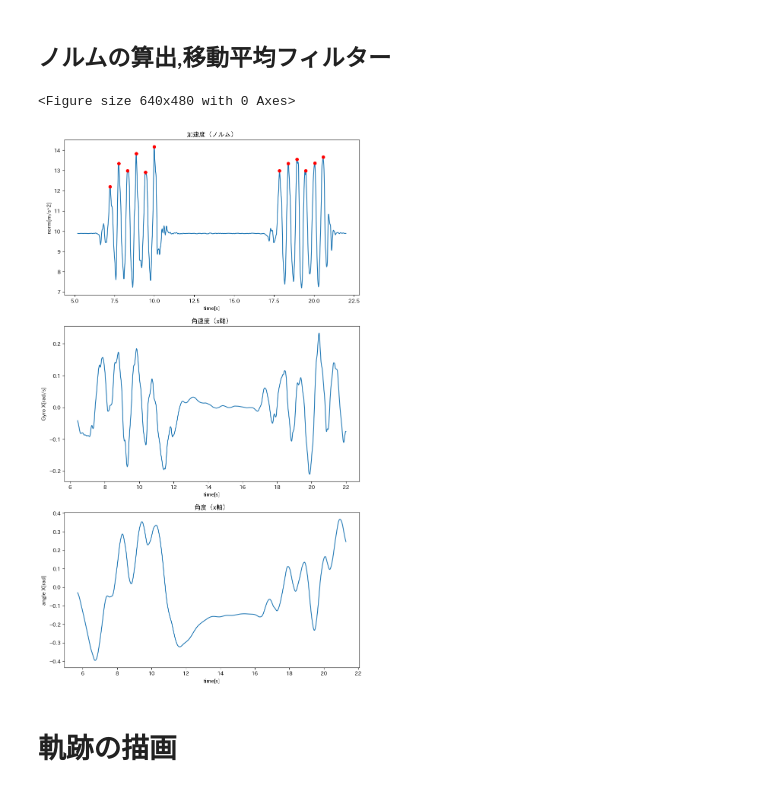
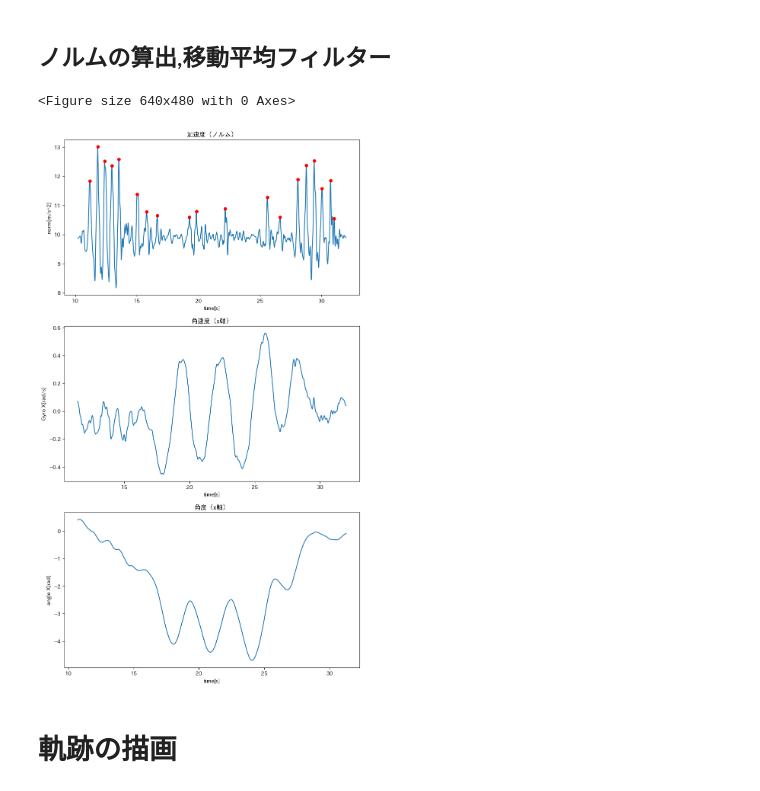
Before and after one commit to kajiLabTeam/pedestrian-behavior-comparison-system, a Jupyter notebook: src/speed/slowly.ipynb, the cells around one changed output. Drawn from its saved outputs; the diff is of its cells as text; code cells hidden in the pictures.

```diff
--- a/src/speed/slowly.ipynb
+++ b/src/speed/slowly.ipynb
@@ -61,9 +60,9 @@ KeyError: 't'
 # %% [markdown]
 ## 余分な時間のデータを消す
 # %%
-# # 5s ~ 90sのデータを抽出
-df_acc = df_acc[(df_acc['t'] >= 5) & (df_acc['t'] <= 22)]
-df_gyro = df_gyro[(df_gyro['t'] >= 5) & (df_gyro['t'] <= 22)]
+# # 10 ~ 32sのデータを抽出
+df_acc = df_acc[(df_acc['t'] >= 10) & (df_acc['t'] <= 32)]
+df_gyro = df_gyro[(df_gyro['t'] >= 10) & (df_gyro['t'] <= 32)]
 
 # # index をリセット
 df_acc = df_acc.reset_index(drop=True)
@@ -118,35 +117,35 @@ df_gyro['low_angle'] = df_gyro['angle'].rolling(window= window_gyro,center=True)
 plt.subplots_adjust(hspace=0.3)
 fig = plt.figure(figsize=(10, 18))
 
 # 加速度（ノルム）のプロット
 ax1 = fig.add_subplot(3,1,1)
 ax1.plot(df_acc["t"], df_acc["low_norm"])
 ax1.set_title("加速度（ノルム）")
 ax1.set_xlabel("time[s]")
 ax1.set_ylabel("norm[m/s^2]")
 
 # ピークの検出とプロット
-peek, _ = signal.find_peaks(df_acc['low_norm'], distance=100, height=11)
+peek, _ = signal.find_peaks(df_acc['low_norm'], distance=100, height=10.5)
 ax1.scatter(df_acc['t'][peek], df_acc['low_norm'][peek], s=30, color='red', zorder=2)
 
 # 角速度（x軸）のプロット
 ax2 = fig.add_subplot(3,1,2)
 ax2.plot(df_gyro["t"], df_gyro["low_x"])
 ax2.set_title("角速度（x軸）")
 ax2.set_xlabel("time[s]")
 ax2.set_ylabel("Gyro X[rad/s]")
 
 # 角度（x軸）のプロット
 ax3 = fig.add_subplot(3,1,3)
 ax3.plot(df_gyro["t"], df_gyro["low_angle"])
 ax3.set_title("角度（x軸）")
 ax3.set_xlabel("time[s]")
 ax3.set_ylabel("angle X[rad]")
 
 plt.show()
 # %% [output]
 <Figure size 640x480 with 0 Axes>
-[figure, old version]
+[figure, new version]
 # %% [markdown]
 # 軌跡の描画
 # %%
```
Also changed, not shown: parts of 5 cells of this notebook, 2 other files.
